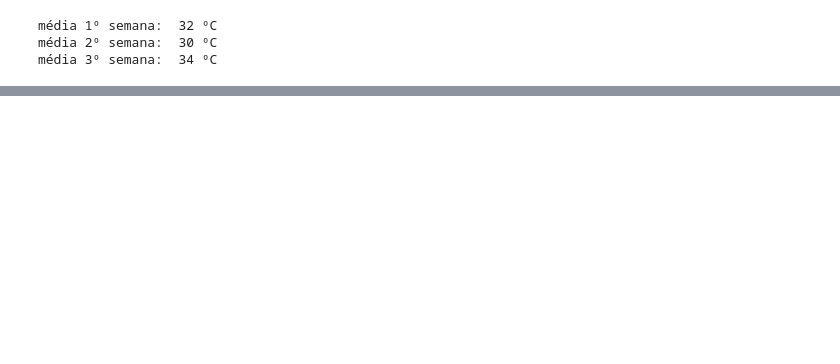
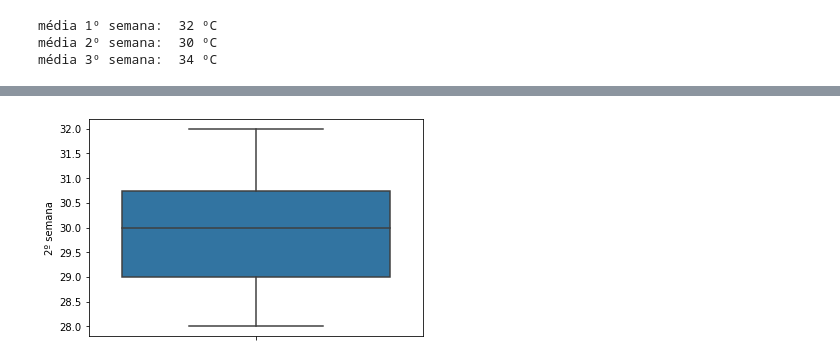
Before and after one commit to dxdiego5/data-science-growdev-matematica-statistica, a Jupyter notebook: ATIVIDADE_FINAL_MODULO.ipynb, the cells around one changed output, grey strips where cells are left out. Saved outputs shown, nothing was run; the diff lists cells and outputs as text; code cells hidden in the pictures; blank space fills up the shorter version.

```diff
--- a/ATIVIDADE_FINAL_MODULO.ipynb
+++ b/ATIVIDADE_FINAL_MODULO.ipynb
@@ -86,0 +122,11 @@ média 3º semana:  34 ºC
+# %%
+# Box plot da 2º semana
+week_2_frame = pd.DataFrame(row_week[1], columns=['2º semana'])
+Q1 = week_2_frame.quantile(0.25)
+Q2 = week_2_frame.quantile(0.5)
+Q3 = week_2_frame.quantile(0.75)
+week_2_frame
+sns.boxplot(y='2º semana', data=week_2_frame)
+plt.show()
+# %% [output]
+[figure, added]
```
Also changed, not shown: parts of 9 cells of this notebook.
